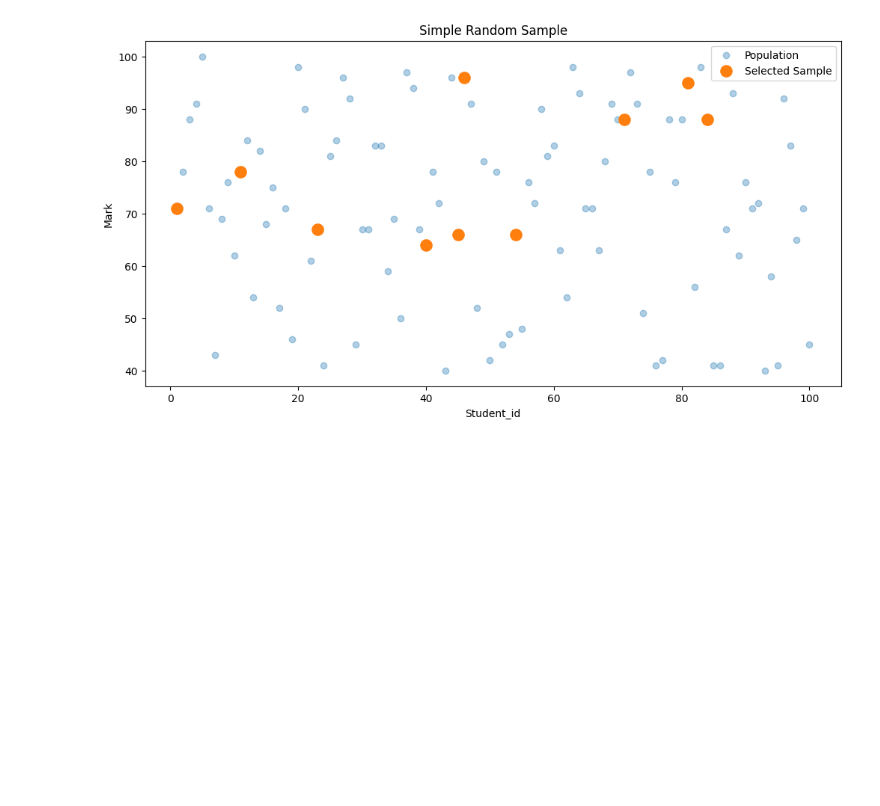
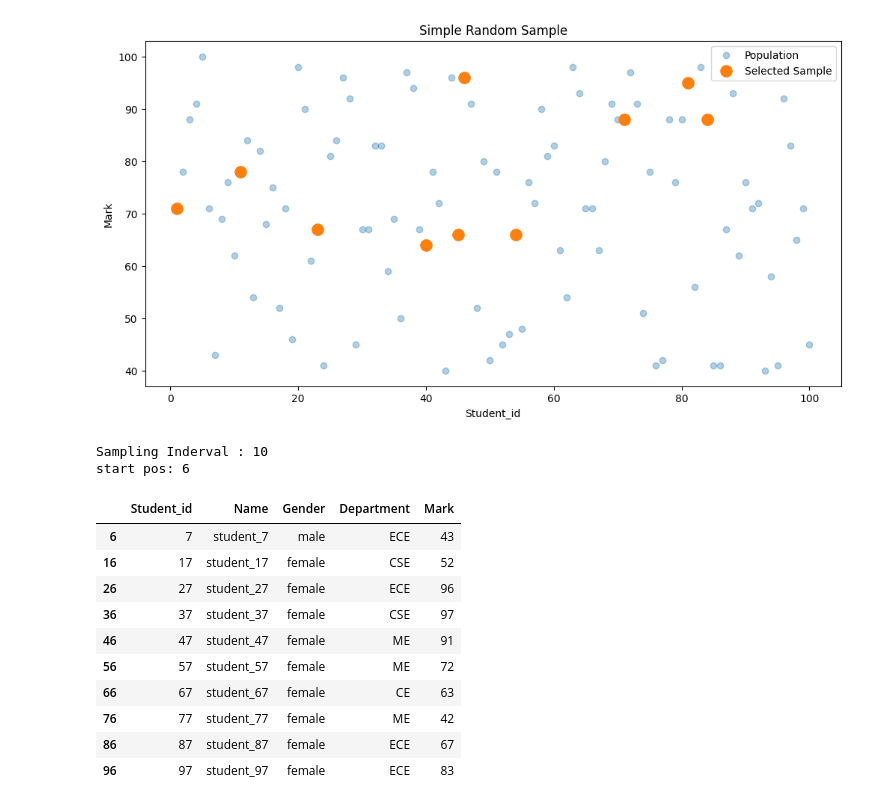
Before and after one commit to kapilkumar12gla/2nd-year-Data-science-and-Visualization, a Jupyter notebook: numpy.ipynb, the cells around one changed output. Cells and saved outputs as stored; diff of their text form; code cells hidden in the pictures; blank space fills up the shorter version.

```diff
--- a/numpy.ipynb
+++ b/numpy.ipynb
@@ -372,3 +361,26 @@ plt.legend()
 plt.show()
 # %% [output]
 [figure]
+# %%
+N=len(df)
+n=10
+k=N//n
+start =np.random.randint(0,k)
+systematic_sampling = df.iloc[start::k].head(n)
+print("Sampling Inderval :",k)
+print("start pos:",start)
+systematic_sampling
+# %% [output]
+Sampling Inderval : 10
+start pos: 6
+|  | Student_id | Name | Gender | Department | Mark |
+| 6 | 7 | student_7 | male | ECE | 43 |
+| 16 | 17 | student_17 | female | CSE | 52 |
+| 26 | 27 | student_27 | female | ECE | 96 |
+| 36 | 37 | student_37 | female | CSE | 97 |
+| 46 | 47 | student_47 | female | ME | 91 |
+| 56 | 57 | student_57 | female | ME | 72 |
+| 66 | 67 | student_67 | female | CE | 63 |
+| 76 | 77 | student_77 | female | ME | 42 |
+| 86 | 87 | student_87 | female | ECE | 67 |
+| 96 | 97 | student_97 | female | ECE | 83 |
```
Also changed, not shown: parts of 9 cells of this notebook.
